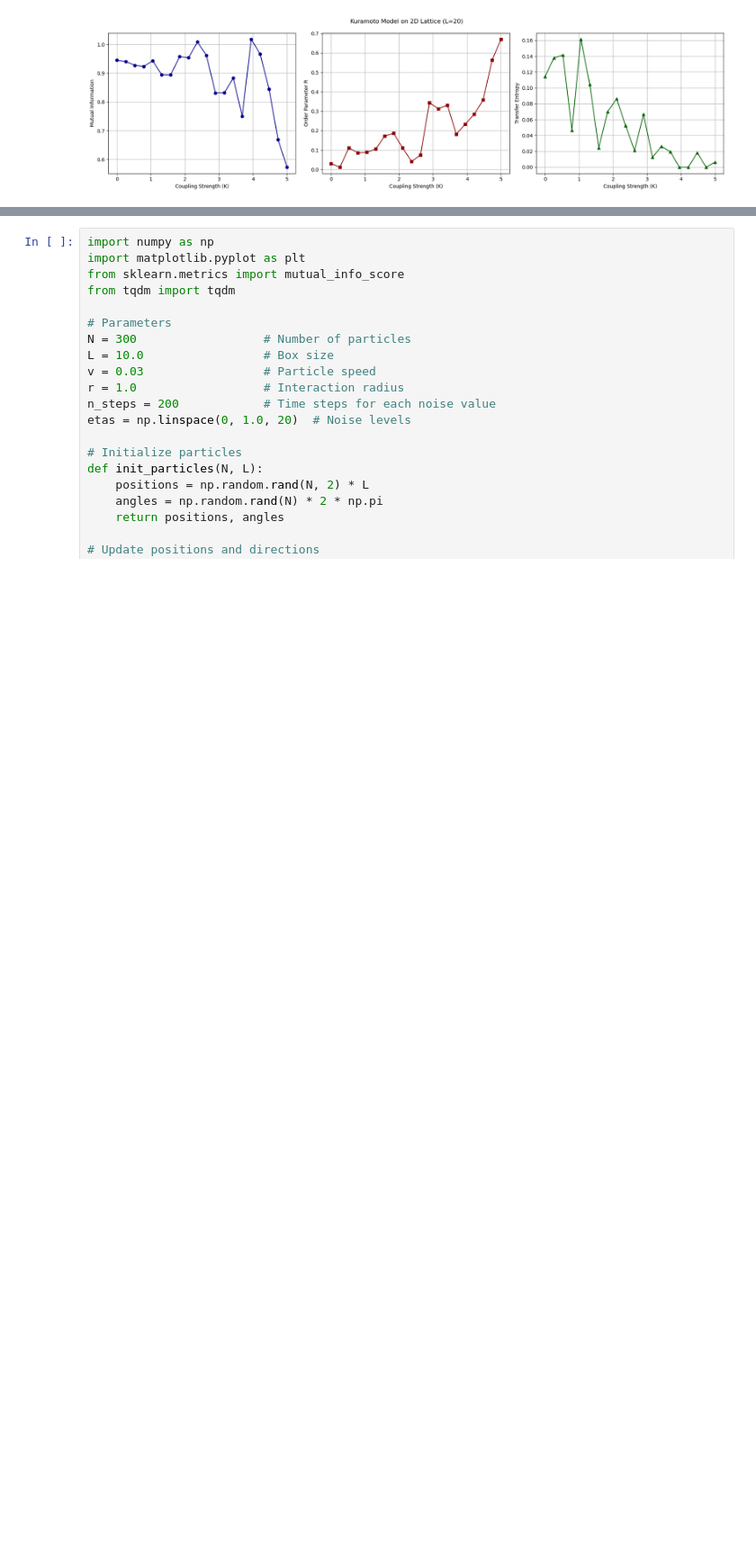
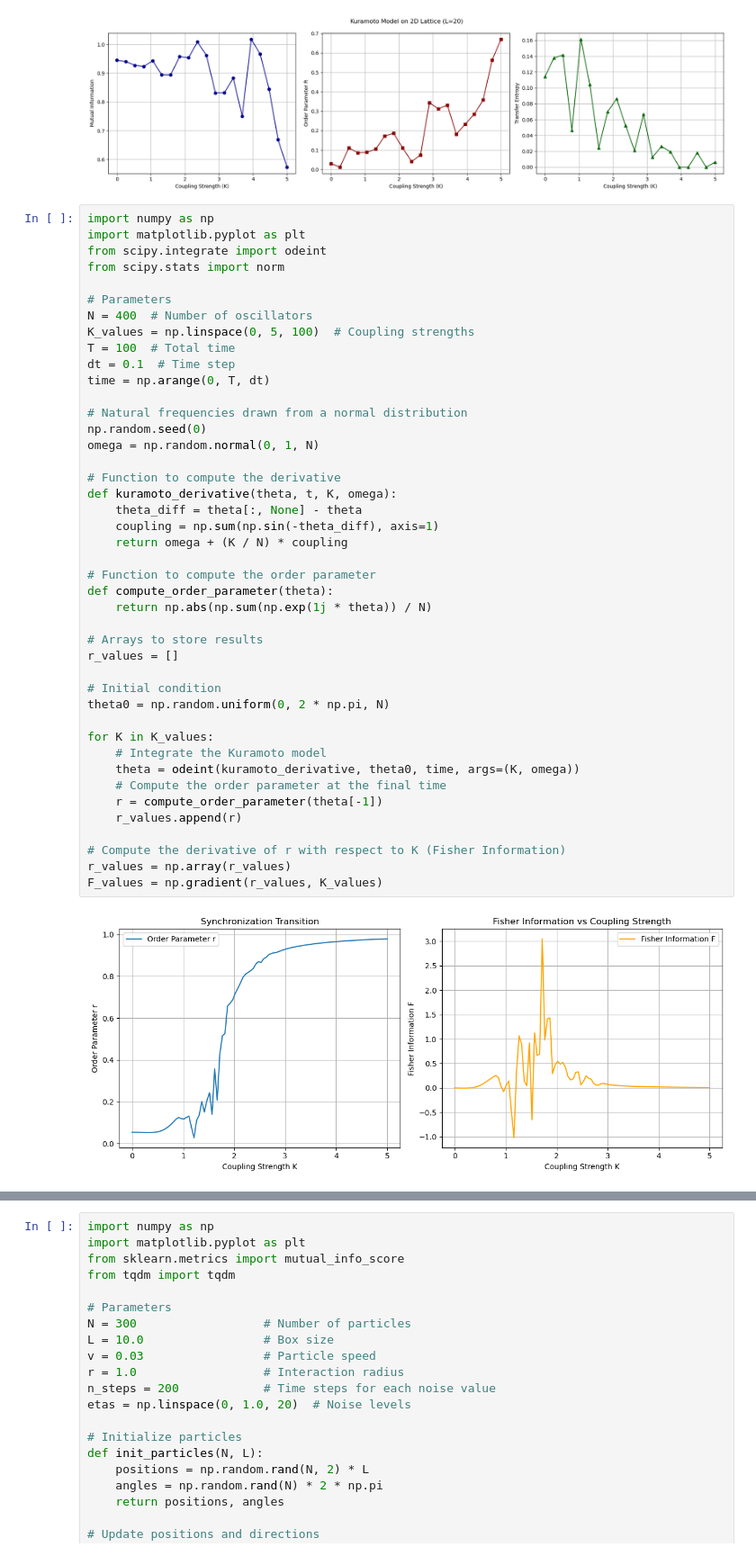
Before and after one commit to cyrilrommens/PhD_2, a Jupyter notebook: Metric_exploration.ipynb, the cells around one changed output, grey strips where cells are left out. Shown at 90% size. Drawn from its saved outputs; the diff is of its cells as text; blank space fills up the shorter version.

```diff
--- a/Metric_exploration.ipynb
+++ b/Metric_exploration.ipynb
@@ -249,3 +249,48 @@ plt.tight_layout()
 plt.show()
 # %% [output]
 [figure]
+# %%
+import numpy as np
+import matplotlib.pyplot as plt
+from scipy.integrate import odeint
+from scipy.stats import norm
+
+# Parameters
+N = 400  # Number of oscillators
+K_values = np.linspace(0, 5, 100)  # Coupling strengths
+T = 100  # Total time
+dt = 0.1  # Time step
+time = np.arange(0, T, dt)
+
+# Natural frequencies drawn from a normal distribution
+np.random.seed(0)
+omega = np.random.normal(0, 1, N)
+
+# Function to compute the derivative
+def kuramoto_derivative(theta, t, K, omega):
+    theta_diff = theta[:, None] - theta
+    coupling = np.sum(np.sin(-theta_diff), axis=1)
+    return omega + (K / N) * coupling
+
+# Function to compute the order parameter
+def compute_order_parameter(theta):
+    return np.abs(np.sum(np.exp(1j * theta)) / N)
+
+# Arrays to store results
+r_values = []
+
+# Initial condition
+theta0 = np.random.uniform(0, 2 * np.pi, N)
+
+for K in K_values:
+    # Integrate the Kuramoto model
+    theta = odeint(kuramoto_derivative, theta0, time, args=(K, omega))
+    # Compute the order parameter at the final time
+    r = compute_order_parameter(theta[-1])
+    r_values.append(r)
+
+# Compute the derivative of r with respect to K (Fisher Information)
+r_values = np.array(r_values)
+F_values = np.gradient(r_values, K_values)
+# %% [output]
+[figure, added]
```
Also changed, not shown: parts of 2 cells of this notebook, 1 other file.
